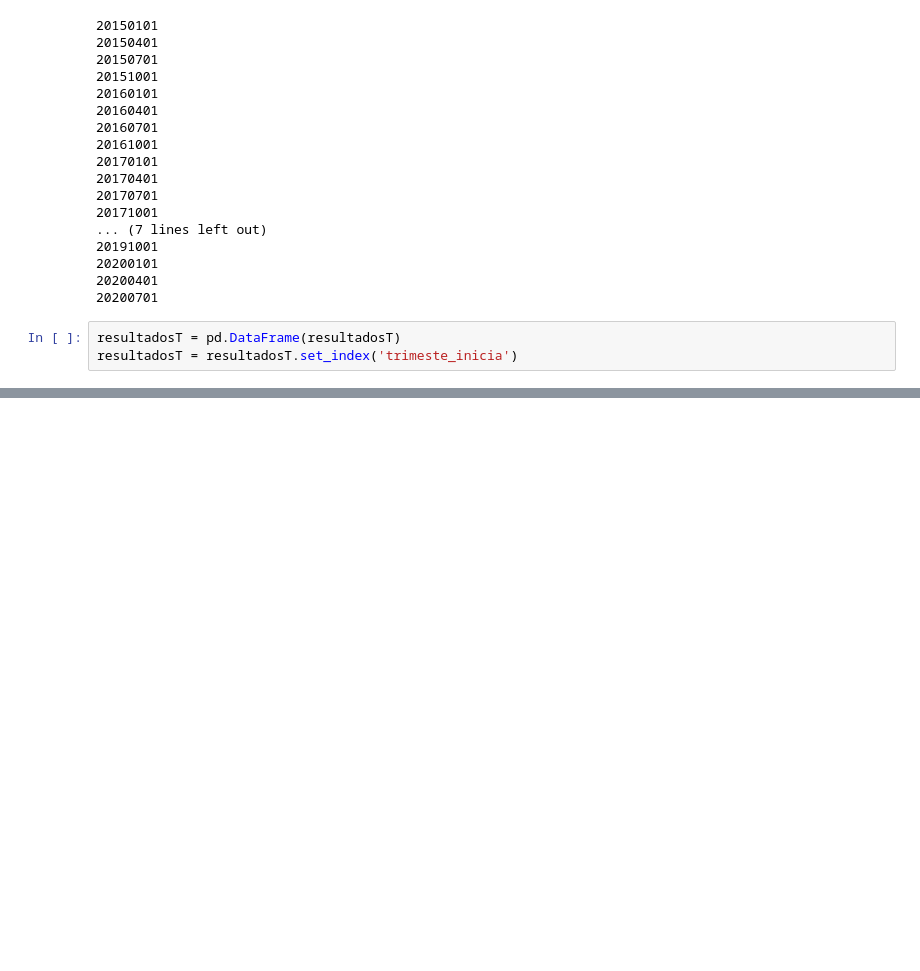
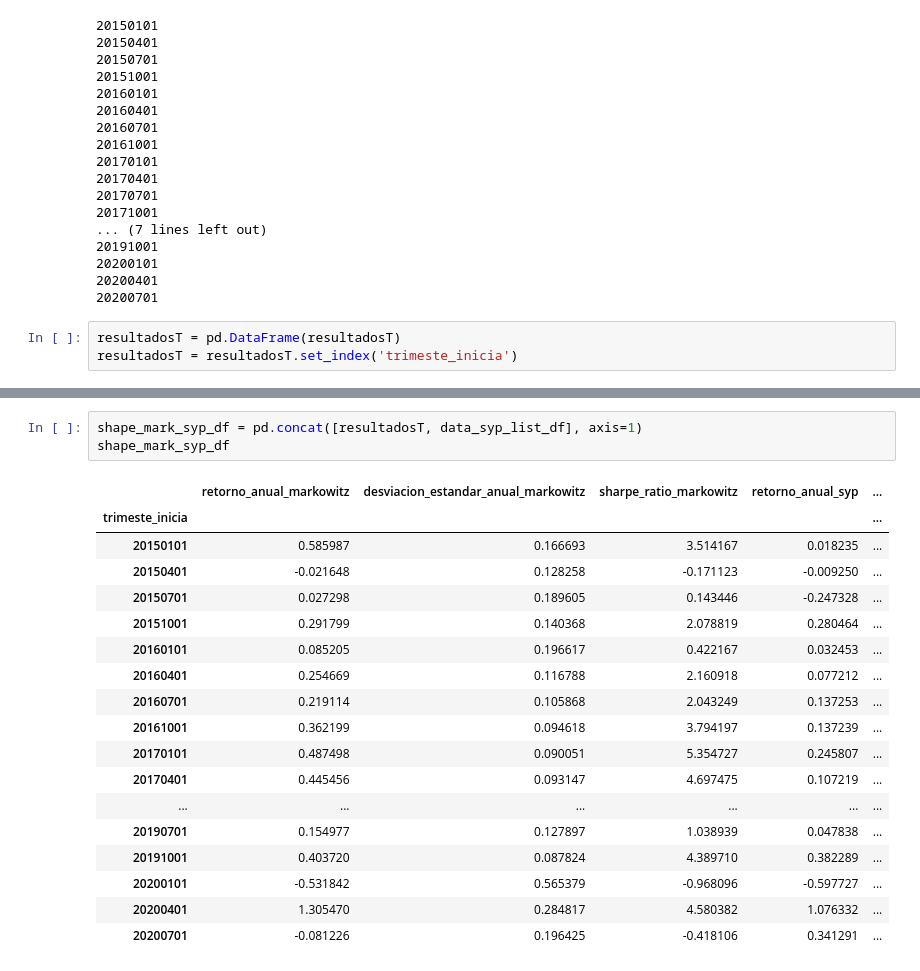
Before and after one commit to efvillar/Metaheuristic-Portfolio-Optimization, a Jupyter notebook: 1 Portafolios tipo markowitz.ipynb, the cells around one changed output, grey strips where cells are left out. Drawn from its saved outputs; the diff is of its cells as text; blank space fills up the shorter version.

```diff
--- a/1 Portafolios tipo markowitz.ipynb
+++ b/1 Portafolios tipo markowitz.ipynb
@@ -467,0 +596,22 @@ resultadosT['sharpe_ratio'].plot(title='sharpe ratio portafolio Markowitz')
+# %%
+shape_mark_syp_df = pd.concat([resultadosT, data_syp_list_df], axis=1)
+shape_mark_syp_df
+# %% [output]
+|  | retorno_anual_markowitz | desviacion_estandar_anual_markowitz | sharpe_ratio_markowitz | retorno_anual_syp | ... |
+| trimeste_inicia |  |  |  |  | ... |
+| 20150101 | 0.585987 | 0.166693 | 3.514167 | 0.018235 | ... |
+| 20150401 | -0.021648 | 0.128258 | -0.171123 | -0.009250 | ... |
+| 20150701 | 0.027298 | 0.189605 | 0.143446 | -0.247328 | ... |
+| 20151001 | 0.291799 | 0.140368 | 2.078819 | 0.280464 | ... |
+| 20160101 | 0.085205 | 0.196617 | 0.422167 | 0.032453 | ... |
+| 20160401 | 0.254669 | 0.116788 | 2.160918 | 0.077212 | ... |
+| 20160701 | 0.219114 | 0.105868 | 2.043249 | 0.137253 | ... |
+| 20161001 | 0.362199 | 0.094618 | 3.794197 | 0.137239 | ... |
+| 20170101 | 0.487498 | 0.090051 | 5.354727 | 0.245807 | ... |
+| 20170401 | 0.445456 | 0.093147 | 4.697475 | 0.107219 | ... |
+| ... | ... | ... | ... | ... | ... |
+| 20190701 | 0.154977 | 0.127897 | 1.038939 | 0.047838 | ... |
+| 20191001 | 0.403720 | 0.087824 | 4.389710 | 0.382289 | ... |
+| 20200101 | -0.531842 | 0.565379 | -0.968096 | -0.597727 | ... |
+| 20200401 | 1.305470 | 0.284817 | 4.580382 | 1.076332 | ... |
+| 20200701 | -0.081226 | 0.196425 | -0.418106 | 0.341291 | ... |
```
Also changed, not shown: parts of 17 cells of this notebook, 1 other file.
